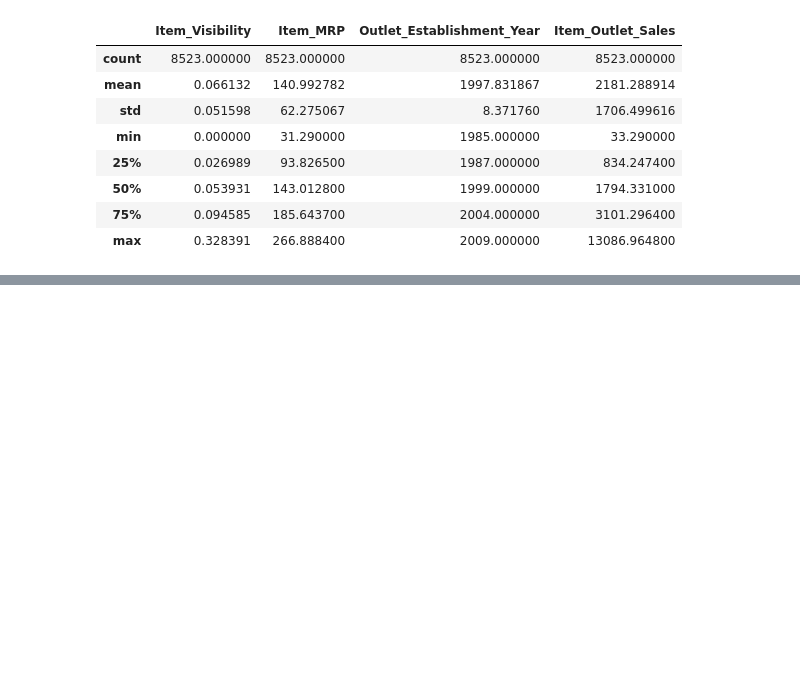
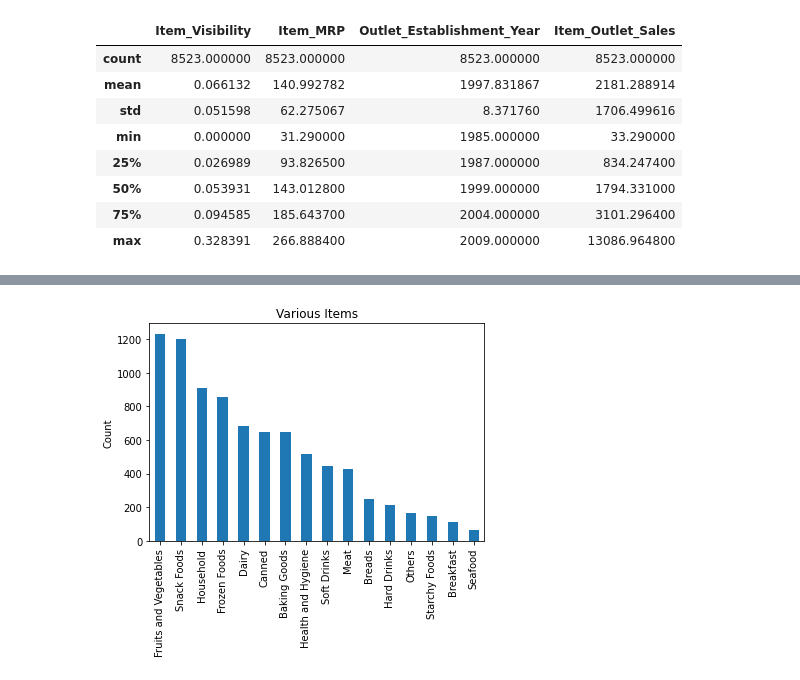
Before and after one commit to DeQuayM5/Food-Sales-Predictions-2-, a Jupyter notebook: FoodSalesPredictions.ipynb, the cells around one changed output, grey strips where cells are left out. Cells and saved outputs as stored; diff of their text form; code cells hidden in the pictures; blank space fills up the shorter version.

```diff
--- a/FoodSalesPredictions.ipynb
+++ b/FoodSalesPredictions.ipynb
@@ -123,0 +146,8 @@ fsp_df.describe()
+# %%
+# bar graph of item type
+item_type = fsp_df['Item_Type'].value_counts()
+item_type.plot(kind = 'bar')
+plt.title('Various Items')
+plt.ylabel('Count');
+# %% [output]
+[figure, added]
```
Also changed, not shown: parts of 12 cells of this notebook.
